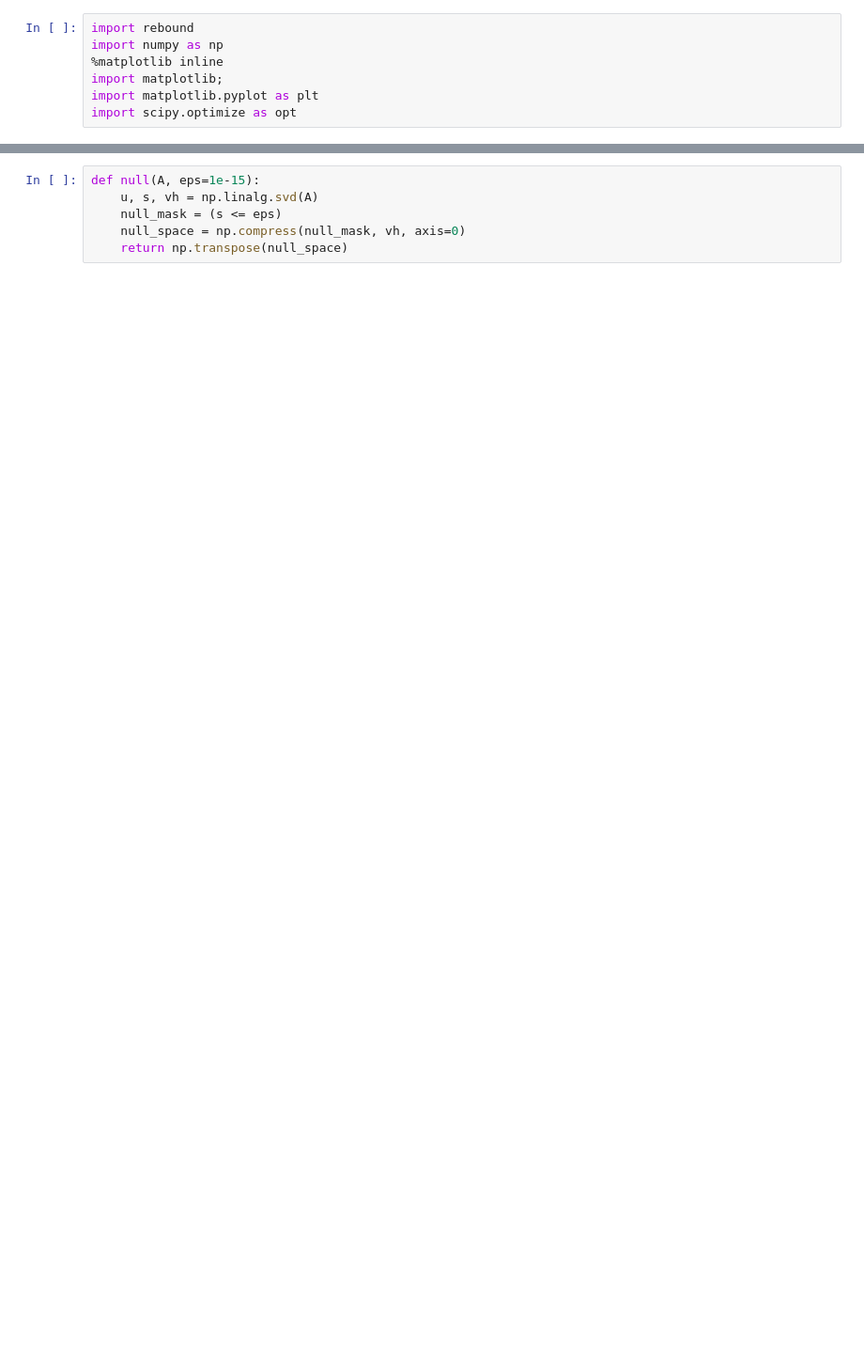
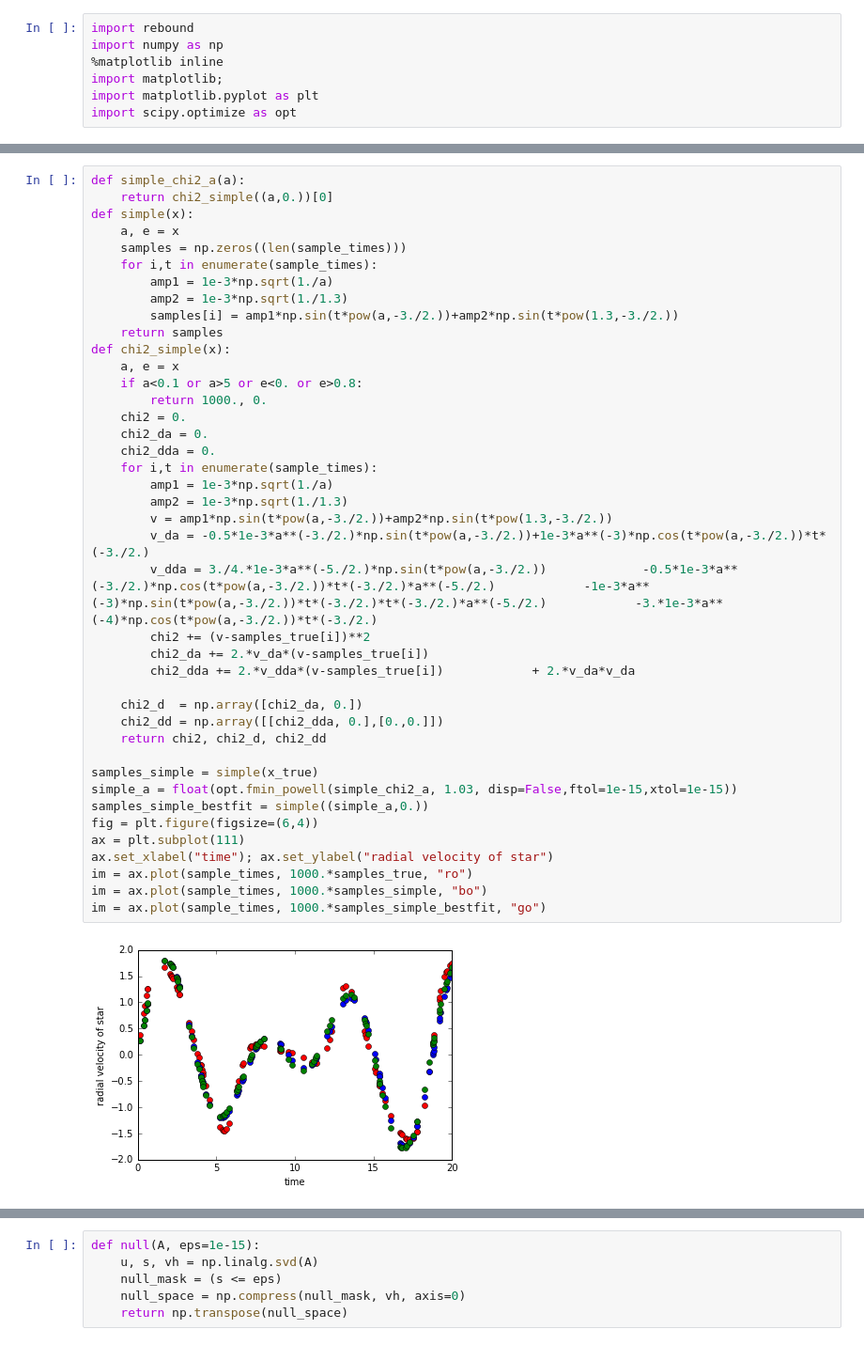
Before and after one commit to hannorein/rebound, a Jupyter notebook: Homotopy.ipynb, the cells around one changed output, grey strips where cells are left out. Shown at 94% size. Saved outputs shown, nothing was run; the diff lists cells and outputs as text; blank space fills up the shorter version.

```diff
--- a/Homotopy.ipynb
+++ b/Homotopy.ipynb
@@ -98,0 +36,43 @@ array([[ 0.04367371,  0.00112282],
+# %%
+def simple_chi2_a(a):
+    return chi2_simple((a,0.))[0]
+def simple(x):
+    a, e = x
+    samples = np.zeros((len(sample_times)))
+    for i,t in enumerate(sample_times):
+        amp1 = 1e-3*np.sqrt(1./a)
+        amp2 = 1e-3*np.sqrt(1./1.3)
+        samples[i] = amp1*np.sin(t*pow(a,-3./2.))+amp2*np.sin(t*pow(1.3,-3./2.))
+    return samples
+def chi2_simple(x):
+    a, e = x
+    if a<0.1 or a>5 or e<0. or e>0.8:
+        return 1000., 0.
+    chi2 = 0.
+    chi2_da = 0.
+    chi2_dda = 0.
+    for i,t in enumerate(sample_times):
+        amp1 = 1e-3*np.sqrt(1./a)
+        amp2 = 1e-3*np.sqrt(1./1.3)
+        v = amp1*np.sin(t*pow(a,-3./2.))+amp2*np.sin(t*pow(1.3,-3./2.))
+        v_da = -0.5*1e-3*a**(-3./2.)*np.sin(t*pow(a,-3./2.))+1e-3*a**(-3)*np.cos(t*pow(a,-3./2.))*t*(-3./2.)
+        v_dda = 3./4.*1e-3*a**(-5./2.)*np.sin(t*pow(a,-3./2.))             -0.5*1e-3*a**(-3./2.)*np.cos(t*pow(a,-3./2.))*t*(-3./2.)*a**(-5./2.)            -1e-3*a**(-3)*np.sin(t*pow(a,-3./2.))*t*(-3./2.)*t*(-3./2.)*a**(-5./2.)            -3.*1e-3*a**(-4)*np.cos(t*pow(a,-3./2.))*t*(-3./2.)
+        chi2 += (v-samples_true[i])**2
+        chi2_da += 2.*v_da*(v-samples_true[i])
+        chi2_dda += 2.*v_dda*(v-samples_true[i])            + 2.*v_da*v_da
+
+    chi2_d  = np.array([chi2_da, 0.])
+    chi2_dd = np.array([[chi2_dda, 0.],[0.,0.]])
+    return chi2, chi2_d, chi2_dd
+
+samples_simple = simple(x_true)
+simple_a = float(opt.fmin_powell(simple_chi2_a, 1.03, disp=False,ftol=1e-15,xtol=1e-15))
+samples_simple_bestfit = simple((simple_a,0.))
+fig = plt.figure(figsize=(6,4))
+ax = plt.subplot(111)
+ax.set_xlabel("time"); ax.set_ylabel("radial velocity of star")
+im = ax.plot(sample_times, 1000.*samples_true, "ro")
+im = ax.plot(sample_times, 1000.*samples_simple, "bo")
+im = ax.plot(sample_times, 1000.*samples_simple_bestfit, "go")
+# %% [output]
+[figure, added]
```
Also changed, not shown: parts of 24 cells of this notebook, 1 other file.
